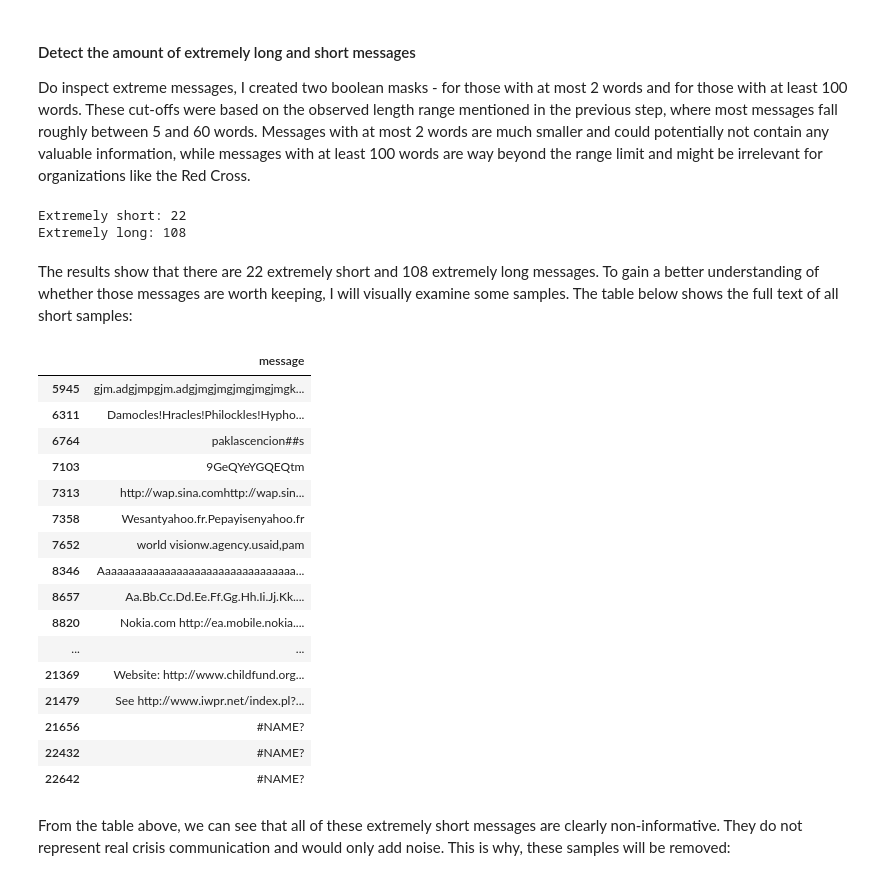
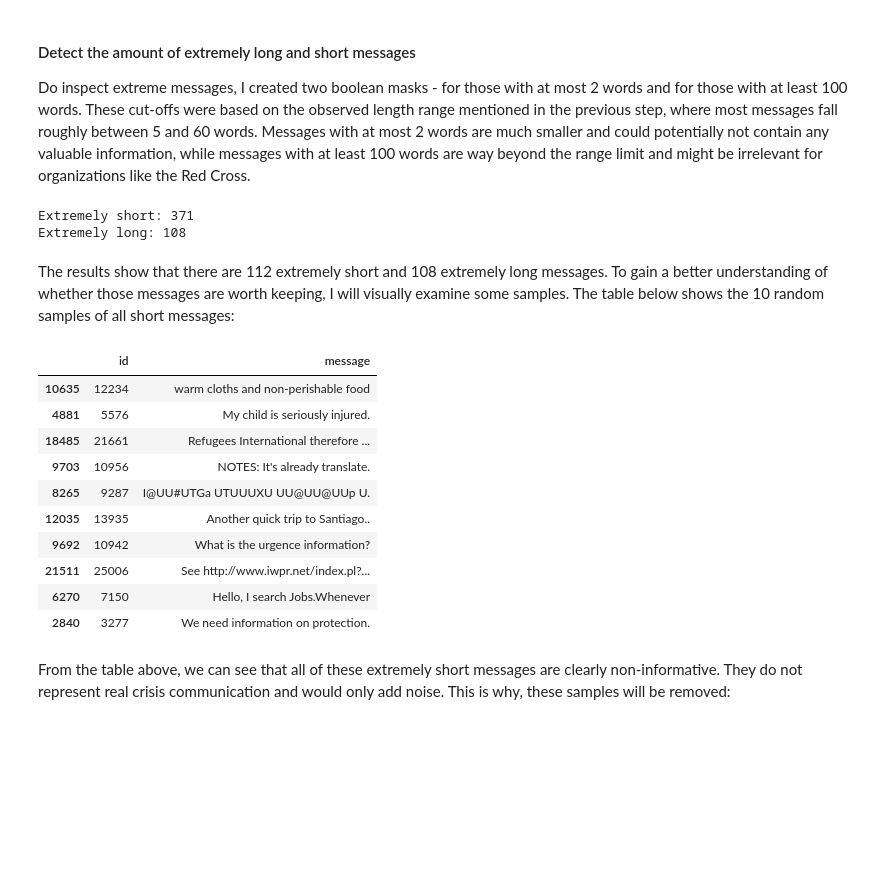
Before and after one commit to KaterinaSSlavova/Crisis-Help-Classification, a Jupyter notebook: Notebooks/02_data_provisioning.ipynb, the cells around one changed output. Saved outputs shown, nothing was run; the diff lists cells and outputs as text; code cells hidden in the pictures; blank space fills up the shorter version.

Commit message:
adding manually annotated messages and removing texts lower than 5 words

```diff
--- a/Notebooks/02_data_provisioning.ipynb
+++ b/Notebooks/02_data_provisioning.ipynb
@@ -150,0 +276,6 @@ memory usage: 1.4+ MB
+# %%
+annotations.update({
+    24347:[1,0,0,0,0],
+    25512:[0,0,0,1,0],
+    29022:[1,0,0,1,0]
+})
@@ -150,0 +287,7 @@ memory usage: 1.4+ MB
+# %%
+ann_df = (pd.DataFrame.from_dict(annotations, orient="index", columns=target_cols).reset_index().rename(columns={"index": "id"}))
+for_annotation = for_annotation.set_index("id")
+ann = ann_df.set_index("id")
+for_annotation.update(ann)
+annotated = for_annotation.reset_index()
+annotated.head()
@@ -150,0 +304,4 @@ memory usage: 1.4+ MB
+# %%
+df = pd.concat([df, annotated], ignore_index=True)
+df = df.sort_values("id").reset_index(drop=True)
+df.shape
@@ -271,7 +429,7 @@ This message-length analysis shows that most of the messages in the dataset are
 #### Detect the amount of extremely long and short messages
 Do inspect extreme messages, I created two boolean masks - for those with at most 2 words and for those with at least 100 words. These cut-offs were based on the observed length range mentioned in the previous step, where most messages fall roughly between 5 and 60 words. Messages with at most 2 words are much smaller and could potentially not contain any valuable information, while messages with at least 100 words are way beyond the range limit and might be irrelevant for organizations like the Red Cross.
 # %%
-short_mask = df["msg_len"] <=2
+short_mask = df["msg_len"] <=5
 long_mask  = df["msg_len"] >= 100
 n_total = len(df)
 n_short = short_mask.sum()
@@ -280,31 +438,25 @@ n_long  = long_mask.sum()
 print(f"Extremely short: {n_short}")
 print(f"Extremely long: {n_long}")
 # %% [output]
-Extremely short: 22
+Extremely short: 371
 Extremely long: 108
 # %% [markdown]
-The results show that there are 22 extremely short and 108 extremely long messages. To gain a better understanding of whether those messages are worth keeping, I will visually examine some samples. The table below shows the full text of all short samples:
+The results show that there are 112 extremely short and 108 extremely long messages. To gain a better understanding of whether those messages are worth keeping, I will visually examine some samples. The table below shows the 10 random samples of all short messages:
 # %%
 pd.set_option("display.max_colwidth", None)
-df.loc[short_mask, ["message"]]
+df.loc[short_mask, ["id", "message"]].sample(10)
 # %% [output]
-|  | message |
-| 5945 | gjm.adgjmpgjm.adgjmgjmgjmgjmgjmgk... |
-| 6311 | Damocles!Hracles!Philockles!Hypho... |
-| 6764 | paklascencion##s |
-| 7103 | 9GeQYeYGQEQtm |
-| 7313 | http://wap.sina.comhttp://wap.sin... |
-| 7358 | Wesantyahoo.fr.Pepayisenyahoo.fr |
-| 7652 | world visionw.agency.usaid,pam |
-| 8346 | Aaaaaaaaaaaaaaaaaaaaaaaaaaaaaaaaa... |
-| 8657 | Aa.Bb.Cc.Dd.Ee.Ff.Gg.Hh.Ii.Jj.Kk.... |
-| 8820 | Nokia.com http://ea.mobile.nokia.... |
-| ... | ... |
-| 21369 | Website: http://www.childfund.org... |
-| 21479 | See http://www.iwpr.net/index.pl?... |
-| 21656 | #NAME? |
-| 22432 | #NAME? |
-| 22642 | #NAME? |
+|  | id | message |
+| 10635 | 12234 | warm cloths and non-perishable food |
+| 4881 | 5576 | My child is seriously injured. |
+| 18485 | 21661 | Refugees International therefore ... |
+| 9703 | 10956 | NOTES: It's already translate. |
+| 8265 | 9287 | I@UU#UTGa UTUUUXU UU@UU@UUp U. |
+| 12035 | 13935 | Another quick trip to Santiago.. |
+| 9692 | 10942 | What is the urgence information? |
+| 21511 | 25006 | See http://www.iwpr.net/index.pl?... |
+| 6270 | 7150 | Hello, I search Jobs.Whenever |
+| 2840 | 3277 | We need information on protection. |
 # %% [markdown]
 From the table above, we can see that all of these extremely short messages are clearly non-informative. They do not represent real crisis communication and would only add noise. This is why, these samples will be removed:
 # %%
```
Also changed, not shown: parts of 33 cells of this notebook, 13 other files.
